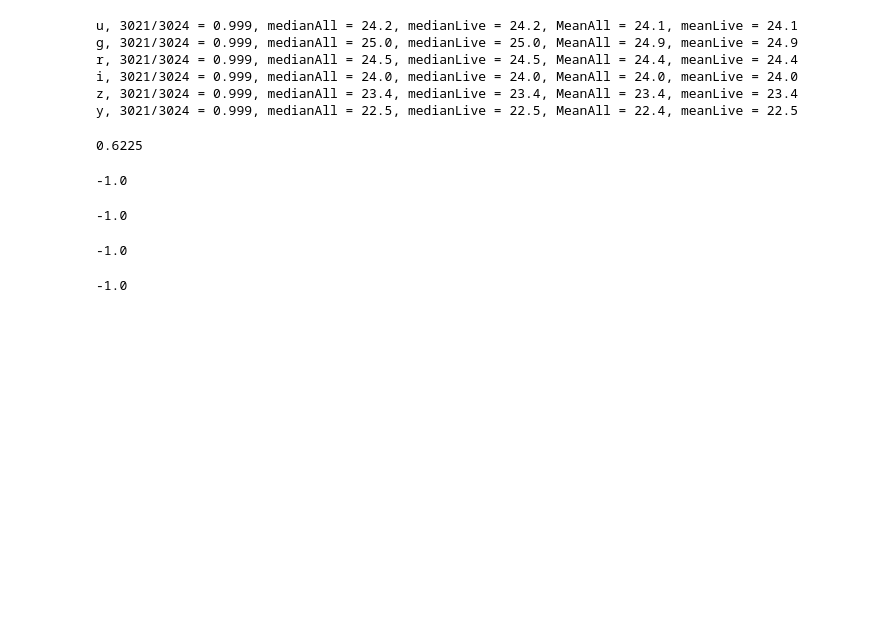
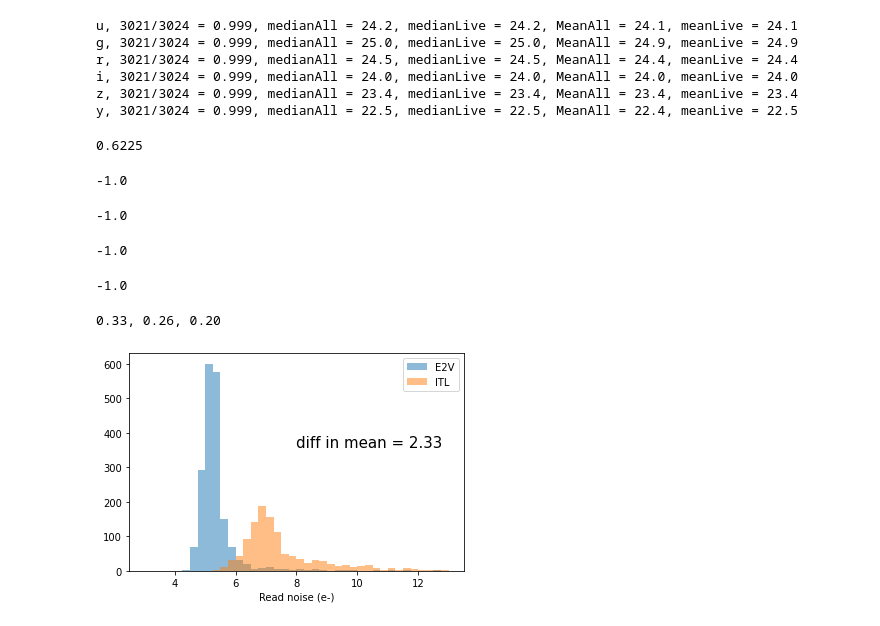
Before and after one commit to rhiannonlynne/f_factors, a Jupyter notebook: source/m5_by_amp/batch/make_master_db.ipynb, the cells around one changed output. Drawn from its saved outputs; the diff is of its cells as text; code cells hidden in the pictures; blank space fills up the shorter version.

```diff
--- a/source/m5_by_amp/batch/make_master_db.ipynb
+++ b/source/m5_by_amp/batch/make_master_db.ipynb
@@ -36,7 +37,7 @@ vv = aa[:,1]
 # %%
 filters = ['u', 'g', 'r', 'i', 'z', 'y']
 properties = ['vendor', 'CCD', 'EO_run','ampX(pixel)', 'ampY(pixel)', 'ampX(deg)', 'ampY(deg)', 'fieldR(deg)', 'gain', 'readnoise',
-              'vignetting', 'effarea(m^2)']+ ['m5_%s'%i for i in filters] + ['fS'] \
+              'vignetting', 'effarea(m^2)']+ ['m5_%s'%i for i in filters] + ['fS'] + ['u1'] + ['u2'] \
      + ['T%s'%i for i in filters] + ['S%s'%i for i in filters]
 amps = ()
 for det in cam:
@@ -113,6 +114,8 @@ for det in cam:
         for f in filters:
             mdf['m5_%s'%f].loc[idx] = np.round(df[idx[:7]].apply(literal_eval)[f][ii],3)
         mdf['fS'].loc[idx] = np.round(df[idx[:7]].apply(literal_eval)['fS'][ii],3)
+        mdf['u1'].loc[idx] = np.round(df[idx[:7]].apply(literal_eval)['u1'][ii],3)
+        mdf['u2'].loc[idx] = np.round(df[idx[:7]].apply(literal_eval)['u2'][ii],3)
 
         dfPath = os.path.join(dfDir, 'Tdf_%s.csv'%rname)
         df = pd.read_csv(dfPath, index_col=0)
@@ -255,3 +258,24 @@ mdf['Su']['R10_S00_C00']
 mdf['m5_u']['R01_S01_C00']
 # %% [output]
 -1.0
+# %%
+idxe2v = (mdf['vendor'] == 'E2V') & (mdf['u1']>0)
+idxitl = (mdf['vendor'] == 'ITL') & (mdf['u1']>0)
+# %%
+d0 = np.mean(mdf.loc[idxe2v, 'm5_u']) - np.mean(mdf.loc[idxitl, 'm5_u'])
+d1 = np.mean(mdf.loc[idxe2v, 'u1']) - np.mean(mdf.loc[idxitl, 'u1'])
+d2 = np.mean(mdf.loc[idxe2v, 'u2']) - np.mean(mdf.loc[idxitl, 'u2'])
+print('%.2f, %.2f, %.2f'%(d0, d1, d2))
+# %% [output]
+0.33, 0.26, 0.20
+# %%
+dn = np.mean(mdf.loc[idxe2v, 'readnoise']) - np.mean(mdf.loc[idxitl, 'readnoise'])
+# %%
+bins = np.linspace(3, 13,41)
+plt.hist(mdf.loc[idxe2v,'readnoise'], bins, alpha = 0.5, label='E2V')
+plt.hist(mdf.loc[idxitl,'readnoise'], bins, alpha = 0.5, label='ITL')
+plt.legend()
+plt.text(8, 358, 'diff in mean = %.2f'%(-dn), color = 'black', fontsize=15)
+plt.xlabel('Read noise (e-)');
+# %% [output]
+[figure, added]
```
Also changed, not shown: parts of 4 cells of this notebook, 25 other files.
